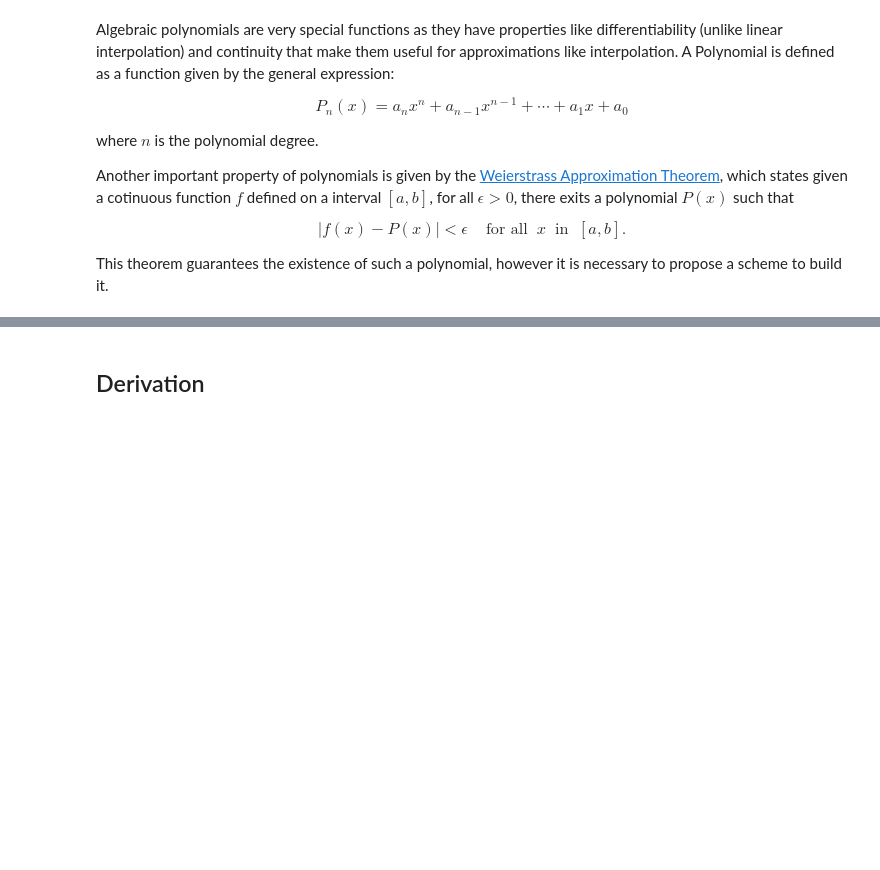
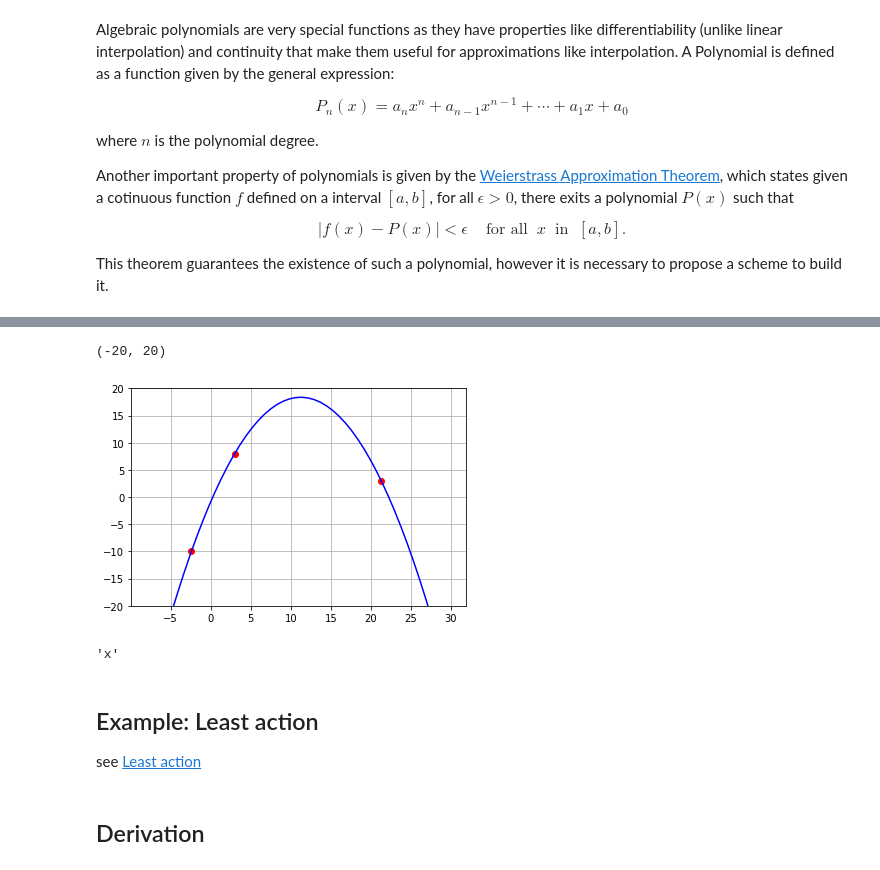
Before and after one commit to sbustamante/ComputationalMethods, a Jupyter notebook: material/interpolation.ipynb, the cells around one changed output, grey strips where cells are left out. Cells and saved outputs as stored; diff of their text form; code cells hidden in the pictures; blank space fills up the shorter version.

Commit message:
least action

```diff
--- a/material/interpolation.ipynb
+++ b/material/interpolation.ipynb
@@ -143,0 +198,2 @@ This theorem guarantees the existence of such a polynomial, however it is necess
+# %%
+coeffs=np.polyfit(df.X,df.Y,deg=2)
@@ -144,3 +205,20 @@ This theorem guarantees the existence of such a polynomial, however it is necess
+# %%
+P=np.poly1d(coeffs)
+plt.plot(df.X,df.Y,'ro')
+x=np.linspace(-8,30)
+plt.plot(x,P( x),'b-')
+plt.grid()
+plt.ylim(-20,20)
+# %% [output]
+(-20, 20)
+[figure, added]
+# %%
+P.variable
+# %% [output]
+'x'
+# %% [markdown]
+## Example: Least action
+see [Least action](./least_action.ipynb)
 # %% [markdown]
 ## Derivation
 # %% [markdown]
```
Also changed, not shown: parts of 22 cells of this notebook, 2 other files.
